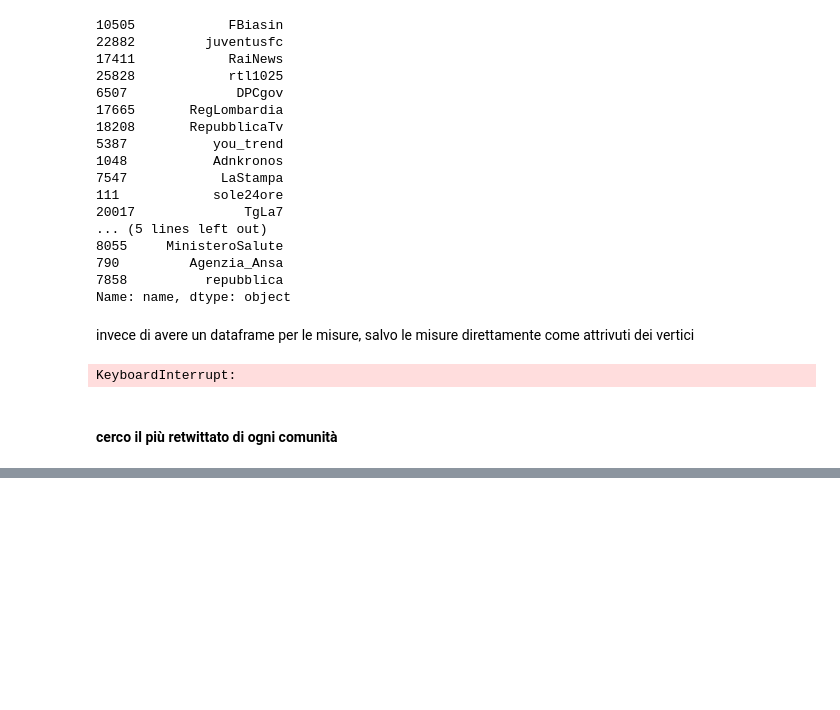
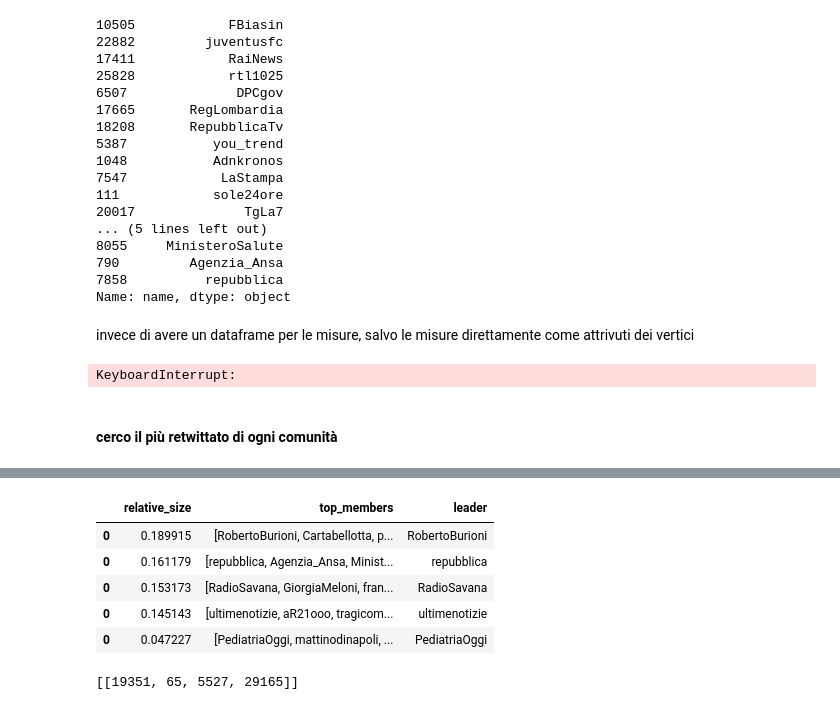
Before and after one commit to DanielePignedoli/Twitter_project, a Jupyter notebook: New_project.ipynb, the cells around one changed output, grey strips where cells are left out. Saved outputs shown, nothing was run; the diff lists cells and outputs as text; code cells hidden in the pictures; blank space fills up the shorter version.

```diff
--- a/New_project.ipynb
+++ b/New_project.ipynb
@@ -814,0 +855,2 @@ with open('measures/community_with_leaders.txt','w') as file:
+# %%
+nvert_2 = len(graph_16_31.vs)
@@ -814,0 +867,7 @@ with open('measures/community_with_leaders.txt','w') as file:
+# %%
+communities_week2 = pd.DataFrame()
+for df in df_of_each_cluster_for_each_period[1]:
+    if len(df) > 100:
+        new_row = pd.DataFrame([[len(df)/nvert_2, df.sort_values('degree',ascending=False)['name'].values]],columns=['relative_size','top_members'])
+        communities_week2 = pd.concat([communities_week2, new_row])
+communities_week2 = communities_week2.sort_values('relative_size', ascending=False)
@@ -814,0 +876,2 @@ with open('measures/community_with_leaders.txt','w') as file:
+# %%
+communities_week2['leader'] = communities_week2['top_members'].apply(lambda x: x[0])
@@ -814,0 +887,13 @@ with open('measures/community_with_leaders.txt','w') as file:
+# %%
+communities_week2.head()
+# %% [output]
+|  | relative_size | top_members | leader |
+| 0 | 0.189915 | [RobertoBurioni, Cartabellotta, p... | RobertoBurioni |
+| 0 | 0.161179 | [repubblica, Agenzia_Ansa, Minist... | repubblica |
+| 0 | 0.153173 | [RadioSavana, GiorgiaMeloni, fran... | RadioSavana |
+| 0 | 0.145143 | [ultimenotizie, aR21ooo, tragicom... | ultimenotizie |
+| 0 | 0.047227 | [PediatriaOggi, mattinodinapoli, ... | PediatriaOggi |
+# %%
+graph_0_15.get_shortest_paths('GiorgiaMeloni','RadioSavana')
+# %% [output]
+[[19351, 65, 5527, 29165]]
```
Also changed, not shown: parts of 15 cells of this notebook, 1 other file.
